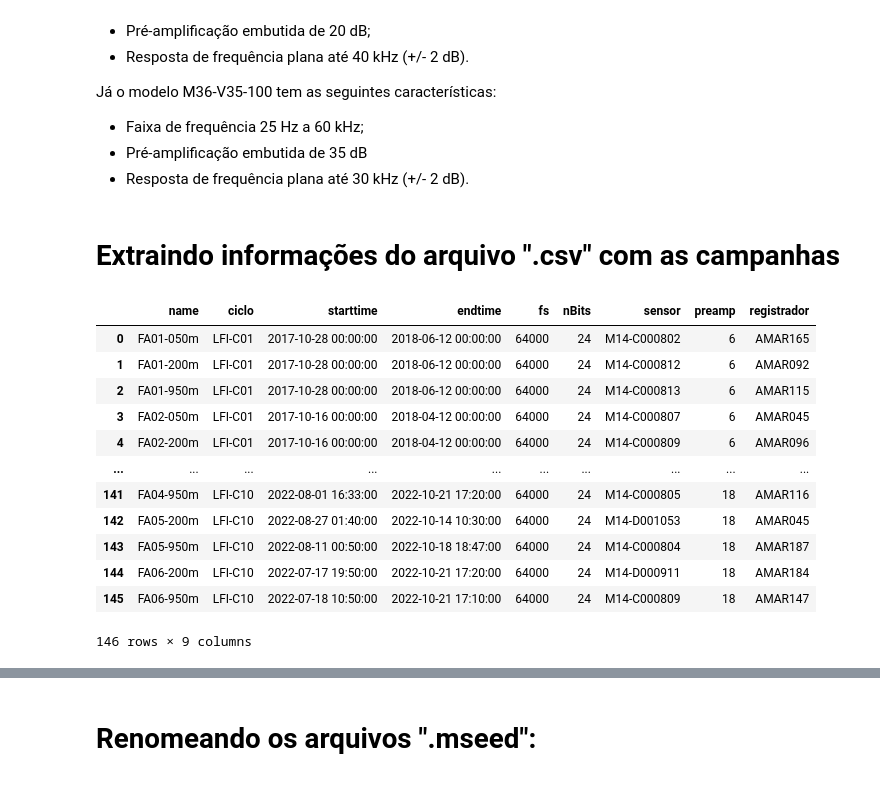
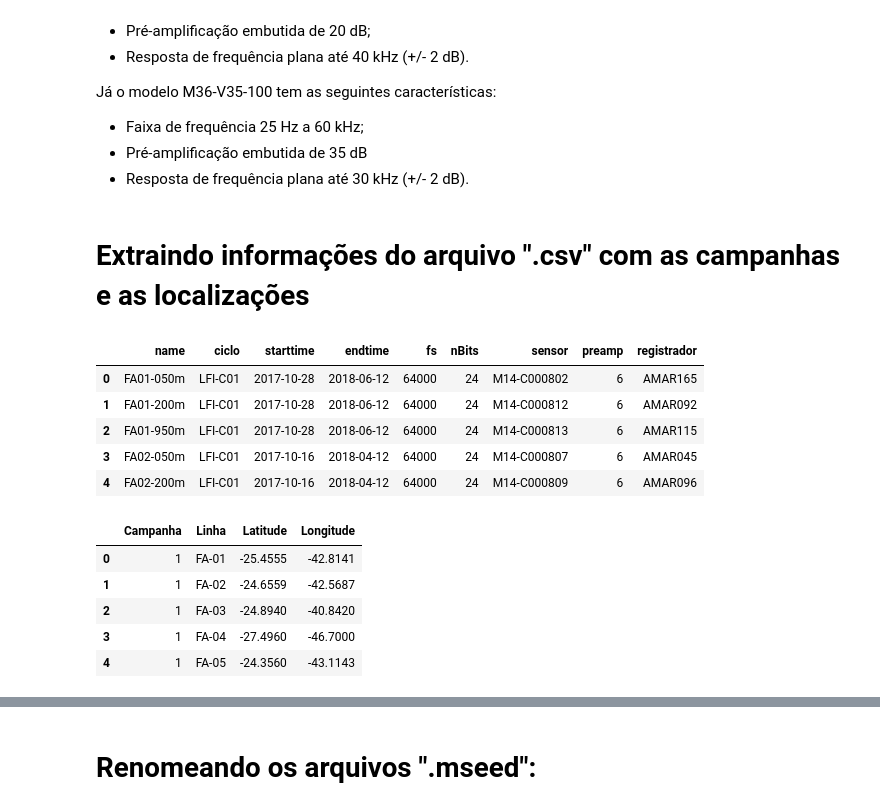
Before and after one commit to dIOGOLOC/marefone, a Jupyter notebook: diverse_tools/Tutorial/Renaming_file_per_dive/Tutorial_LFI_dive.ipynb, the cells around one changed output, grey strips where cells are left out. Drawn from its saved outputs; the diff is of its cells as text; code cells hidden in the pictures.

```diff
--- a/diverse_tools/Tutorial/Renaming_file_per_dive/Tutorial_LFI_dive.ipynb
+++ b/diverse_tools/Tutorial/Renaming_file_per_dive/Tutorial_LFI_dive.ipynb
@@ -52,7 +52,9 @@ SELECT_EVENTs_DATA_FOLDER = '/home/sysop/Documents/codes_marefone/EVENT_MSEED_SE
 
 METADATA_OUTPUT = "/media/sysop/8d2362fc-3b46-49a7-a864-19b2a6ad097b/diogoloc/dados_posdoc/gliders_project/gliders_data/info_csv/metadados_glider_acustico_pmpas-bs.csv"
 
-campanha_csv = '/media/sysop/8d2362fc-3b46-49a7-a864-19b2a6ad097b/diogoloc/dados_posdoc/gliders_project/Equipamentos/informacoes_sensores_gliders/Dados das aquisicoes_LFIs.xls'
+campanha_LFI_csv = '/media/sysop/8d2362fc-3b46-49a7-a864-19b2a6ad097b/diogoloc/dados_posdoc/gliders_project/Equipamentos/informacoes_sensores_lfi/Dados das aquisicoes_LFIs.xls'
+
+campanha_LFI_posicoes_csv = '/media/sysop/8d2362fc-3b46-49a7-a864-19b2a6ad097b/diogoloc/dados_posdoc/gliders_project/Equipamentos/informacoes_sensores_lfi/LFIs_Posicoes_correto.xlsx'
 # %% [markdown]
 # Extraindo informações dos arquivos ".mseed"
 # %%
@@ -183,23 +156,26 @@ Já o modelo M36-V35-100 tem as seguintes características:
 * Pré-amplificação embutida de 35 dB
 * Resposta de frequência plana até 30 kHz (+/- 2 dB).
 # %% [markdown]
-# Extraindo informações do arquivo ".csv" com as campanhas
+# Extraindo informações do arquivo ".csv" com as campanhas e as localizações
 # %%
-df_LF = pd.read_excel(campanha_csv)
+df_LFI = pd.read_excel(campanha_LFI_csv)
+df_LFI_posicoes = pd.read_excel(campanha_LFI_posicoes_csv)
 # %%
-df_LF
+df_LFI.head(5)
 # %% [output]
 |  | name | ciclo | starttime | endtime | fs | nBits | sensor | preamp | registrador |
-| 0 | FA01-050m | LFI-C01 | 2017-10-28 00:00:00 | 2018-06-12 00:00:00 | 64000 | 24 | M14-C000802 | 6 | AMAR165 |
-| 1 | FA01-200m | LFI-C01 | 2017-10-28 00:00:00 | 2018-06-12 00:00:00 | 64000 | 24 | M14-C000812 | 6 | AMAR092 |
-| 2 | FA01-950m | LFI-C01 | 2017-10-28 00:00:00 | 2018-06-12 00:00:00 | 64000 | 24 | M14-C000813 | 6 | AMAR115 |
-| 3 | FA02-050m | LFI-C01 | 2017-10-16 00:00:00 | 2018-04-12 00:00:00 | 64000 | 24 | M14-C000807 | 6 | AMAR045 |
-| 4 | FA02-200m | LFI-C01 | 2017-10-16 00:00:00 | 2018-04-12 00:00:00 | 64000 | 24 | M14-C000809 | 6 | AMAR096 |
-| ... | ... | ... | ... | ... | ... | ... | ... | ... | ... |
-| 141 | FA04-950m | LFI-C10 | 2022-08-01 16:33:00 | 2022-10-21 17:20:00 | 64000 | 24 | M14-C000805 | 18 | AMAR116 |
-| 142 | FA05-200m | LFI-C10 | 2022-08-27 01:40:00 | 2022-10-14 10:30:00 | 64000 | 24 | M14-D001053 | 18 | AMAR045 |
-| 143 | FA05-950m | LFI-C10 | 2022-08-11 00:50:00 | 2022-10-18 18:47:00 | 64000 | 24 | M14-C000804 | 18 | AMAR187 |
-| 144 | FA06-200m | LFI-C10 | 2022-07-17 19:50:00 | 2022-10-21 17:20:00 | 64000 | 24 | M14-D000911 | 18 | AMAR184 |
-| 145 | FA06-950m | LFI-C10 | 2022-07-18 10:50:00 | 2022-10-21 17:10:00 | 64000 | 24 | M14-C000809 | 18 | AMAR147 |
+| 0 | FA01-050m | LFI-C01 | 2017-10-28 | 2018-06-12 | 64000 | 24 | M14-C000802 | 6 | AMAR165 |
+| 1 | FA01-200m | LFI-C01 | 2017-10-28 | 2018-06-12 | 64000 | 24 | M14-C000812 | 6 | AMAR092 |
+| 2 | FA01-950m | LFI-C01 | 2017-10-28 | 2018-06-12 | 64000 | 24 | M14-C000813 | 6 | AMAR115 |
+| 3 | FA02-050m | LFI-C01 | 2017-10-16 | 2018-04-12 | 64000 | 24 | M14-C000807 | 6 | AMAR045 |
+| 4 | FA02-200m | LFI-C01 | 2017-10-16 | 2018-04-12 | 64000 | 24 | M14-C000809 | 6 | AMAR096 |
-146 rows × 9 columns
+# %%
+df_LFI_posicoes.head(5)
+# %% [output]
+|  | Campanha | Linha | Latitude | Longitude |
+| 0 | 1 | FA-01 | -25.4555 | -42.8141 |
+| 1 | 1 | FA-02 | -24.6559 | -42.5687 |
+| 2 | 1 | FA-03 | -24.8940 | -40.8420 |
+| 3 | 1 | FA-04 | -27.4960 | -46.7000 |
+| 4 | 1 | FA-05 | -24.3560 | -43.1143 |
 # %%
```
Also changed, not shown: parts of 24 cells of this notebook, 16 other files.
